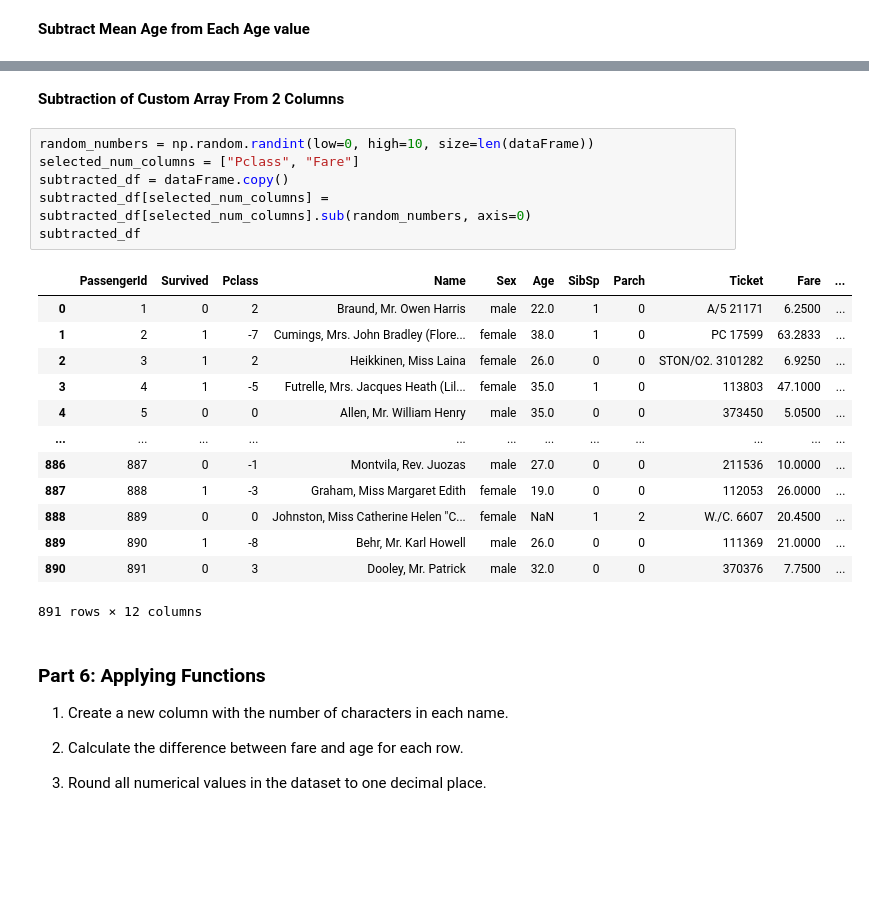
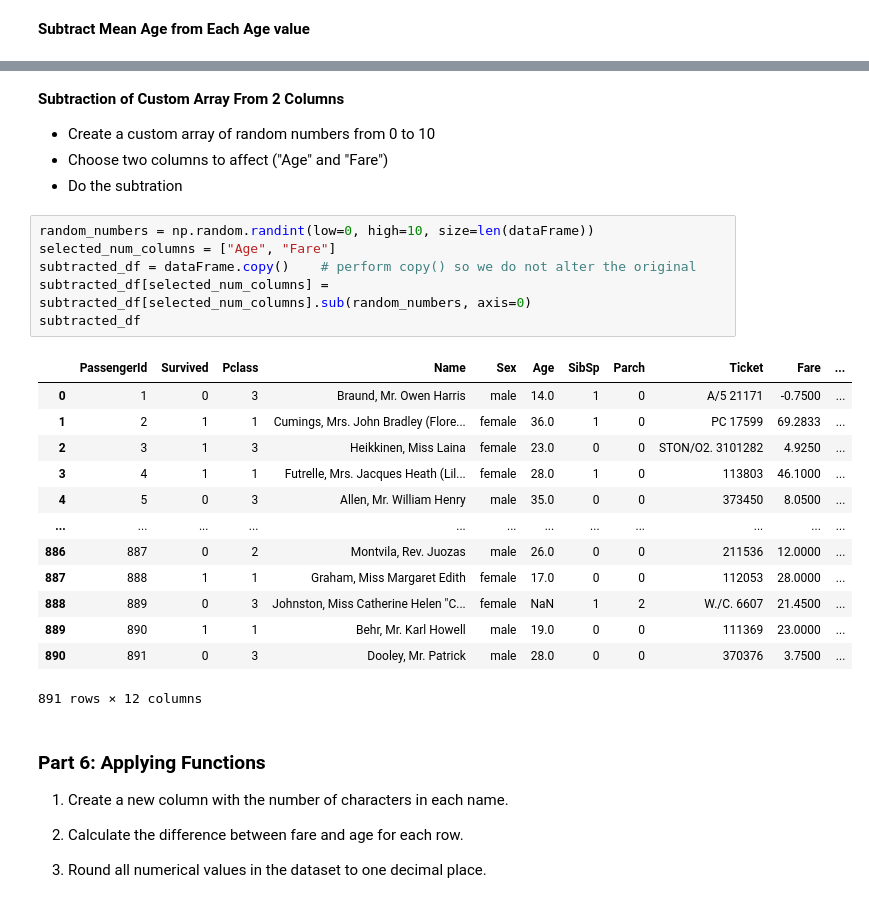
Before and after one commit to ChristianSantos2671/Santos_Christian_LabTask, a Jupyter notebook: LabTask01/LabTask01.ipynb, the cells around one changed output, grey strips where cells are left out. Cells and saved outputs as stored; diff of their text form; blank space fills up the shorter version.

```diff
--- a/LabTask01/LabTask01.ipynb
+++ b/LabTask01/LabTask01.ipynb
@@ -374,25 +391,28 @@ subtract_mean_age_df
 891 rows × 12 columns
 # %% [markdown]
 **Subtraction of Custom Array From 2 Columns**
+- Create a custom array of random numbers from 0 to 10
+- Choose two columns to affect ("Age" and "Fare")
+- Do the subtration
 # %%
 random_numbers = np.random.randint(low=0, high=10, size=len(dataFrame))
-selected_num_columns = ["Pclass", "Fare"]
-subtracted_df = dataFrame.copy()
+selected_num_columns = ["Age", "Fare"]
+subtracted_df = dataFrame.copy()    # perform copy() so we do not alter the original
 subtracted_df[selected_num_columns] = subtracted_df[selected_num_columns].sub(random_numbers, axis=0)
 subtracted_df
 # %% [output]
 |  | PassengerId | Survived | Pclass | Name | Sex | Age | SibSp | Parch | Ticket | Fare | ... |
-| 0 | 1 | 0 | 2 | Braund, Mr. Owen Harris | male | 22.0 | 1 | 0 | A/5 21171 | 6.2500 | ... |
-| 1 | 2 | 1 | -7 | Cumings, Mrs. John Bradley (Flore... | female | 38.0 | 1 | 0 | PC 17599 | 63.2833 | ... |
-| 2 | 3 | 1 | 2 | Heikkinen, Miss Laina | female | 26.0 | 0 | 0 | STON/O2. 3101282 | 6.9250 | ... |
-| 3 | 4 | 1 | -5 | Futrelle, Mrs. Jacques Heath (Lil... | female | 35.0 | 1 | 0 | 113803 | 47.1000 | ... |
-| 4 | 5 | 0 | 0 | Allen, Mr. William Henry | male | 35.0 | 0 | 0 | 373450 | 5.0500 | ... |
+| 0 | 1 | 0 | 3 | Braund, Mr. Owen Harris | male | 14.0 | 1 | 0 | A/5 21171 | -0.7500 | ... |
+| 1 | 2 | 1 | 1 | Cumings, Mrs. John Bradley (Flore... | female | 36.0 | 1 | 0 | PC 17599 | 69.2833 | ... |
+| 2 | 3 | 1 | 3 | Heikkinen, Miss Laina | female | 23.0 | 0 | 0 | STON/O2. 3101282 | 4.9250 | ... |
+| 3 | 4 | 1 | 1 | Futrelle, Mrs. Jacques Heath (Lil... | female | 28.0 | 1 | 0 | 113803 | 46.1000 | ... |
+| 4 | 5 | 0 | 3 | Allen, Mr. William Henry | male | 35.0 | 0 | 0 | 373450 | 8.0500 | ... |
 | ... | ... | ... | ... | ... | ... | ... | ... | ... | ... | ... | ... |
-| 886 | 887 | 0 | -1 | Montvila, Rev. Juozas | male | 27.0 | 0 | 0 | 211536 | 10.0000 | ... |
-| 887 | 888 | 1 | -3 | Graham, Miss Margaret Edith | female | 19.0 | 0 | 0 | 112053 | 26.0000 | ... |
-| 888 | 889 | 0 | 0 | Johnston, Miss Catherine Helen "C... | female | NaN | 1 | 2 | W./C. 6607 | 20.4500 | ... |
-| 889 | 890 | 1 | -8 | Behr, Mr. Karl Howell | male | 26.0 | 0 | 0 | 111369 | 21.0000 | ... |
-| 890 | 891 | 0 | 3 | Dooley, Mr. Patrick | male | 32.0 | 0 | 0 | 370376 | 7.7500 | ... |
+| 886 | 887 | 0 | 2 | Montvila, Rev. Juozas | male | 26.0 | 0 | 0 | 211536 | 12.0000 | ... |
+| 887 | 888 | 1 | 1 | Graham, Miss Margaret Edith | female | 17.0 | 0 | 0 | 112053 | 28.0000 | ... |
+| 888 | 889 | 0 | 3 | Johnston, Miss Catherine Helen "C... | female | NaN | 1 | 2 | W./C. 6607 | 21.4500 | ... |
+| 889 | 890 | 1 | 1 | Behr, Mr. Karl Howell | male | 19.0 | 0 | 0 | 111369 | 23.0000 | ... |
+| 890 | 891 | 0 | 3 | Dooley, Mr. Patrick | male | 28.0 | 0 | 0 | 370376 | 3.7500 | ... |
 891 rows × 12 columns
 # %% [markdown]
 ### Part 6: Applying Functions ###
```
Also changed, not shown: parts of 22 cells of this notebook.
